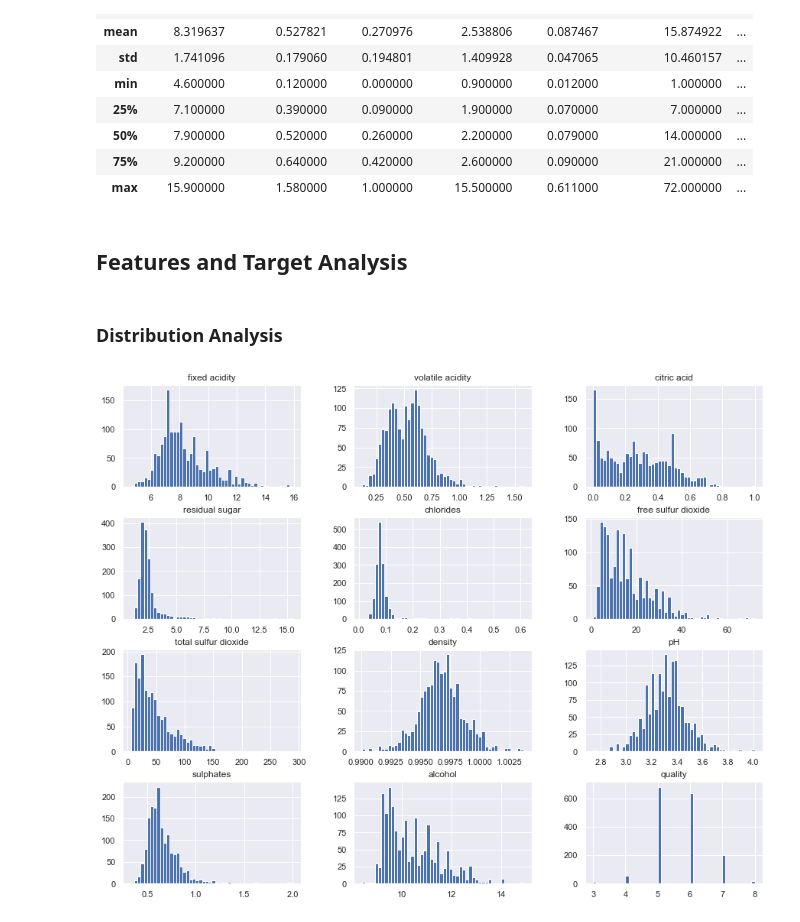
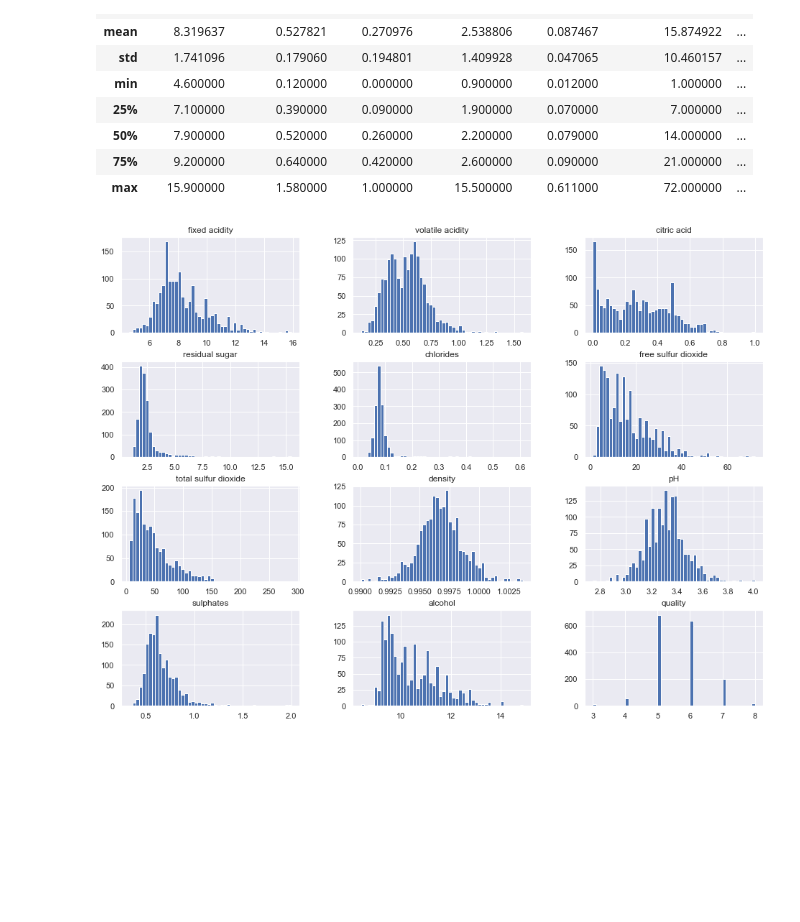
Before and after one commit to IbtihajT/wine_quality_-analysis_and_prediction, a Jupyter notebook: analysis.ipynb, the cells around one changed output. Saved outputs shown, nothing was run; the diff lists cells and outputs as text; code cells hidden in the pictures; blank space fills up the shorter version.

```diff
--- a/analysis.ipynb
+++ b/analysis.ipynb
@@ -2,5 +2,6 @@
 import numpy as np
 import pandas as pd
 import matplotlib.pyplot as plt
+plt.rcParams['figure.figsize'] = 16, 12
 import seaborn as sns
 sns.set()
@@ -56,13 +52,9 @@ wine_df.describe()
 | 50% | 7.900000 | 0.520000 | 0.260000 | 2.200000 | 0.079000 | 14.000000 | ... |
 | 75% | 9.200000 | 0.640000 | 0.420000 | 2.600000 | 0.090000 | 21.000000 | ... |
 | max | 15.900000 | 1.580000 | 1.000000 | 15.500000 | 0.611000 | 72.000000 | ... |
-# %% [markdown]
-## Features and Target Analysis
-# %% [markdown]
-### Distribution Analysis
 # %%
 # Distribution analysis for each feature
-wine_df.hist(bins=50,figsize=(15,12))
+wine_df.hist(bins=50)
 plt.show()
 # %% [output]
-[figure, old version]
+[figure, new version]
```
Also changed, not shown: parts of 9 cells of this notebook.
